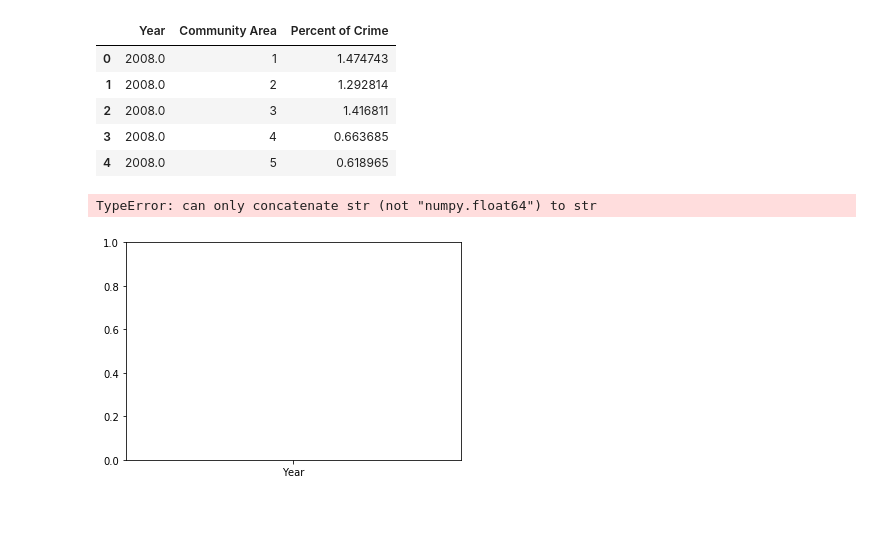
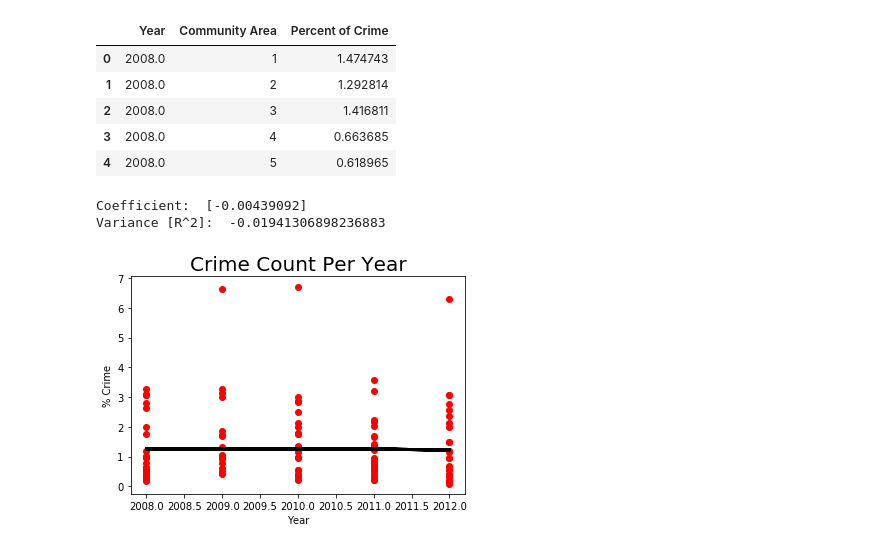
Before and after one commit to edgeslab/CS418-Project, a Jupyter notebook: 418_ProjectV3.ipynb, the cells around one changed output. Saved outputs shown, nothing was run; the diff lists cells and outputs as text; code cells hidden in the pictures; blank space fills up the shorter version.

```diff
--- a/418_ProjectV3.ipynb
+++ b/418_ProjectV3.ipynb
@@ -384,24 +384,50 @@ aggregate_crimes.head()
 # %%
 # Top 25% (99-75)
 # Mid 50% (74-25)
 # Bot 25% (24-0)
 # x = socioecon.sort_values(['PER CAPITA INCOME '], ascending=False)
 # top = x.iloc[0:18]
 # uppermid = x.iloc[19:38]
 # lowermid = x.iloc[39:58]
 # bot = x.iloc[59:78]
 
 # top = top.join(aggregate_crimes.set_index('Community Area'), on='Community Area Number')
 # top = top.groupby(['Year']).sum().reset_index()
 
 # uppermid = uppermid.join(aggregate_crimes.set_index('Community Area'), on='Community Area Number')
 # uppermid = uppermid.groupby(['Year']).sum().reset_index()
 
 # lowermid = lowermid.join(aggregate_crimes.set_index('Community Area'), on='Community Area Number')
 # lowermid = lowermid.groupby(['Year']).sum().reset_index()
 
 # bot = bot.join(aggregate_crimes.set_index('Community Area'), on='Community Area Number')
 # bot = bot.groupby(['Year']).sum().reset_index()
+X = sum_data['Year'].values.reshape(-1, 1)
+y = sum_data['Percent of Crime'].values
+
+# Split the data into training/testing sets
+X_train, X_test, y_train, y_test = train_test_split(X, y, test_size=0.3)
+
+# Create regression line
+reg = LinearRegression().fit(X_train, y_train)
+
+y_pred = reg.predict(X_test)
+# mean_squared_error(y_test, y_pred)
+var = r2_score(y_test, y_pred)
+
+print('Coefficient: ', reg.coef_)
+print('Variance [R^2]: ', var)
+
+# Plot outputs
+plt.scatter(X_test, y_test,  color='red')
+plt.plot(X_test, y_pred, color='black', linewidth=3)
+plt.title('Crime Count Per Year', size=20)
+plt.xticks()
+plt.yticks()
+plt.xlabel('Year')
+plt.ylabel('% Crime')
+plt.show()
 # %% [output]
-TypeError: can only concatenate str (not "numpy.float64") to str
+Coefficient:  [-0.00439092]
+Variance [R^2]:  -0.01941306898236883
-[figure, old version]
+[figure, new version]
```
